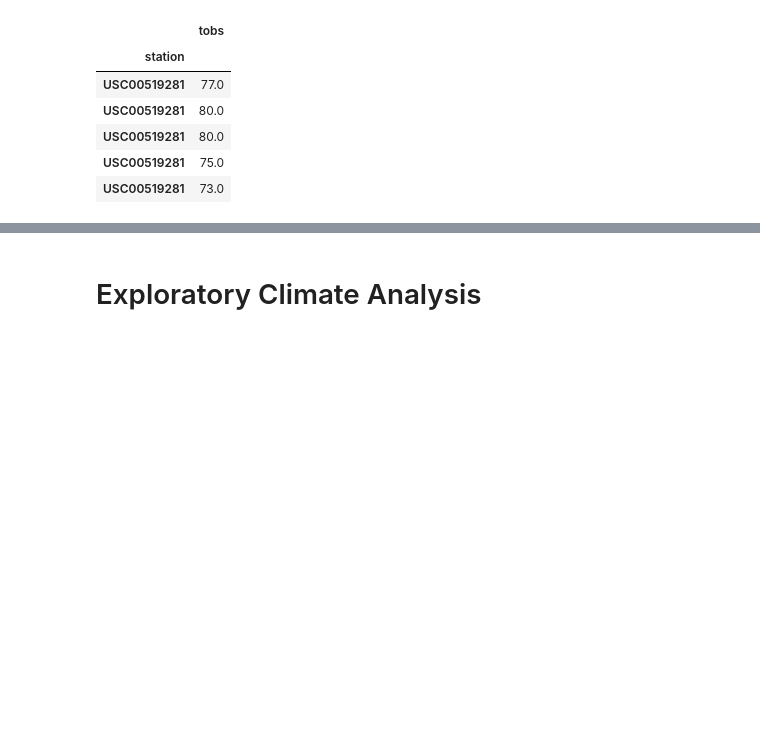
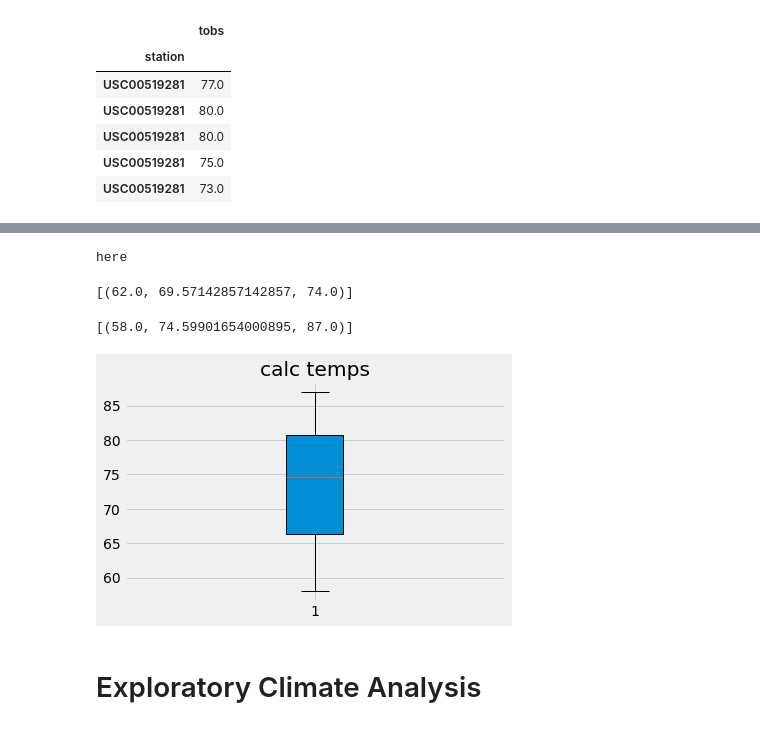
Before and after one commit to lisatian8/advanced-data-storage-challenge, a Jupyter notebook: climate_starter.ipynb, the cells around one changed output, grey strips where cells are left out. Saved outputs shown, nothing was run; the diff lists cells and outputs as text; code cells hidden in the pictures; blank space fills up the shorter version.

```diff
--- a/climate_starter.ipynb
+++ b/climate_starter.ipynb
@@ -247,3 +247,71 @@ plt.show
+# %%
+print("here")
+# %% [output]
+here
+# %%
+# This function called `calc_temps` will accept start date and end date in the format '%Y-%m-%d'
+# and return the minimum, average, and maximum temperatures for that range of dates
+def calc_temps(start_date, end_date):
+    """TMIN, TAVG, and TMAX for a list of dates.
+
+    Args:
+        start_date (string): A date string in the format %Y-%m-%d
+        end_date (string): A date string in the format %Y-%m-%d
+
+    Returns:
+        TMIN, TAVE, and TMAX
+    """
+
+    return session.query(func.min(Measurement.tobs), func.avg(Measurement.tobs), func.max(Measurement.tobs)).\
+        filter(Measurement.date >= start_date).filter(Measurement.date <= end_date).all()
+
+# function usage example
+print(calc_temps('2012-02-28', '2012-03-05'))
+# %% [output]
+[(62.0, 69.57142857142857, 74.0)]
+# %%
+###
+# Use your previous function `calc_temps` to calculate the tmin, tavg, and tmax
+# for your trip using the previous year's data for those same dates.
+
+def calc_temps(previous_year):
+    """TMIN, TAVG, and TMAX for a list of dates.
+
+    Args:
+        previous_year (string): A date string in the format %Y-%m-%d
+
+
+    Returns:
+        TMIN, TAVE, and TMAX
+    """
+
+    return session.query(func.min(Measurement.tobs), func.avg(Measurement.tobs), func.max(Measurement.tobs)).\
+        filter(Measurement.date >= previous_year).all()
+
+# function usage example
+Print_Temp = calc_temps('2016-08-22')
+
+print(Print_Temp)
+# %% [output]
+[(58.0, 74.59901654000895, 87.0)]
+# %%
+
+###
+# Plot the results from your previous query as a bar chart.
+# Use "Trip Avg Temp" as your Title
+# Use the average temperature for the y value
+# Use the peak-to-peak (tmax-tmin) value as the y error bar (yerr)
+
+
+fig, ax = plt.subplots()
+
+x = range(len(Print_Temp))
+ax.boxplot(Print_Temp, patch_artist=True)
+ax.set_title('calc temps')
+fig.tight_layout()
+plt.show()
+# %% [output]
+[figure, added]
 # %%
 print("The End!")
 # %%
```
Also changed, not shown: parts of 2 cells of this notebook.
